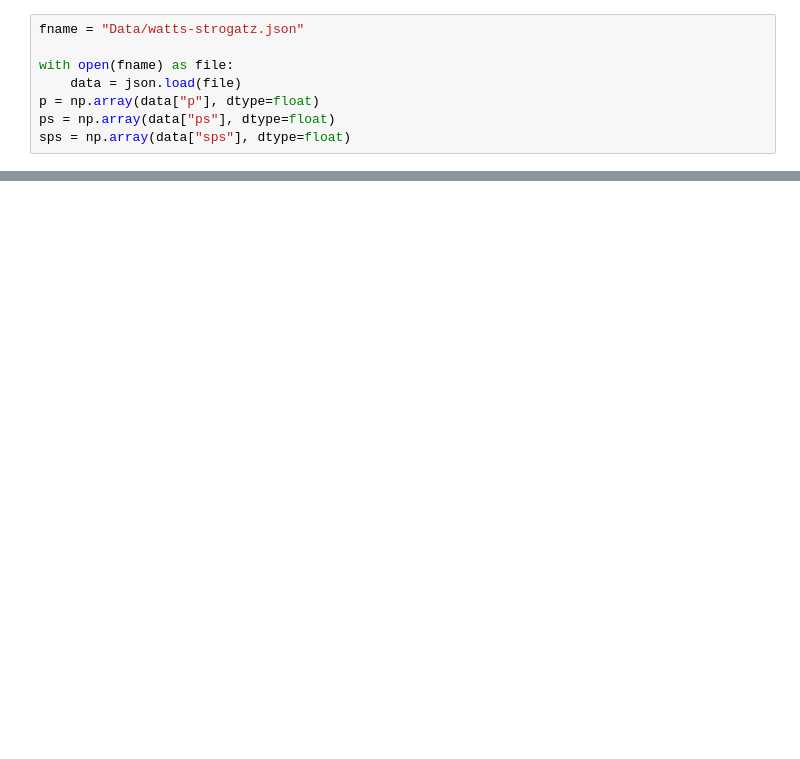
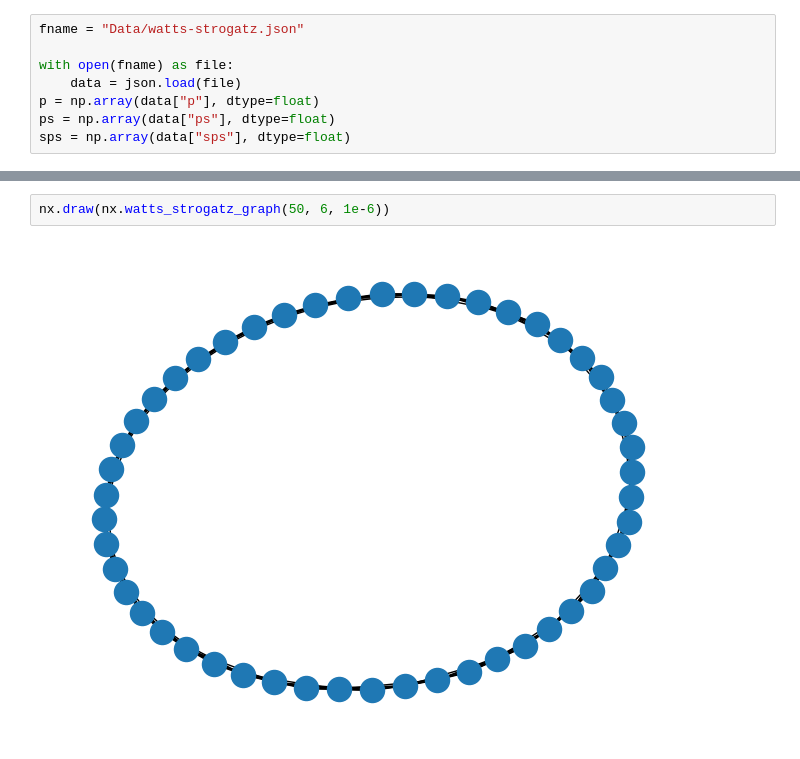
Before and after one commit to nwlandry/complex-network-reconstruction, a Jupyter notebook: plot_fig2.ipynb, the cells around one changed output, grey strips where cells are left out. Cells and saved outputs as stored; diff of their text form; blank space fills up the shorter version.

```diff
--- a/plot_fig2.ipynb
+++ b/plot_fig2.ipynb
@@ -44,0 +51,4 @@ plt.ylabel("PS")
+# %%
+nx.draw(nx.watts_strogatz_graph(50, 6, 1e-6))
+# %% [output]
+[figure, added]
```
Also changed, not shown: parts of 2 cells of this notebook, 3 other files.
